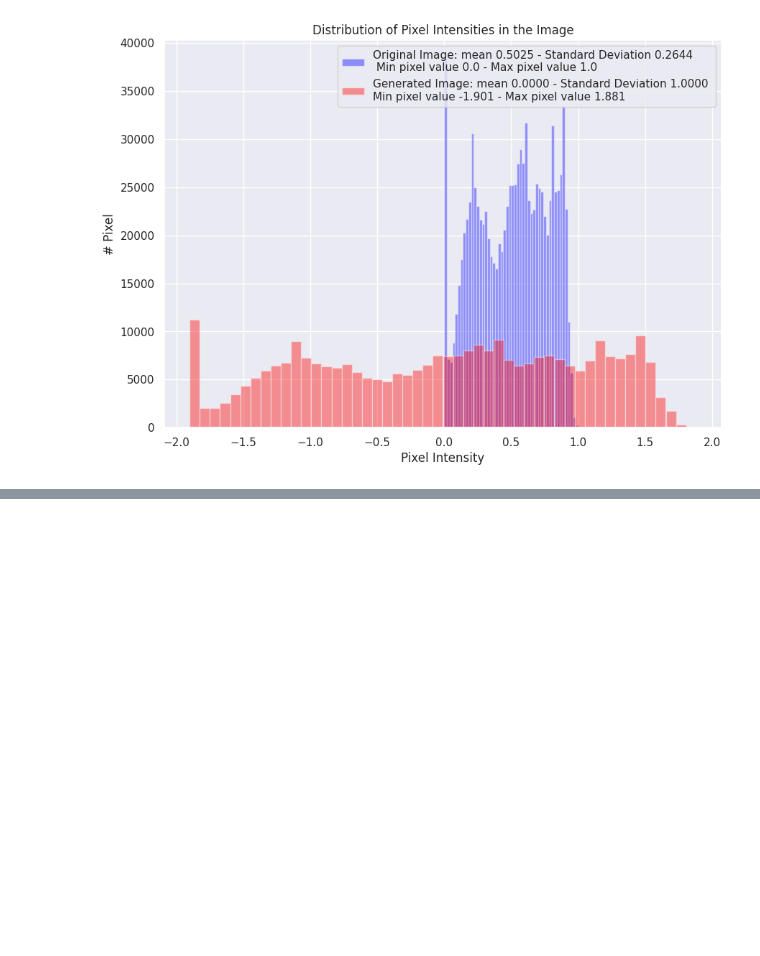
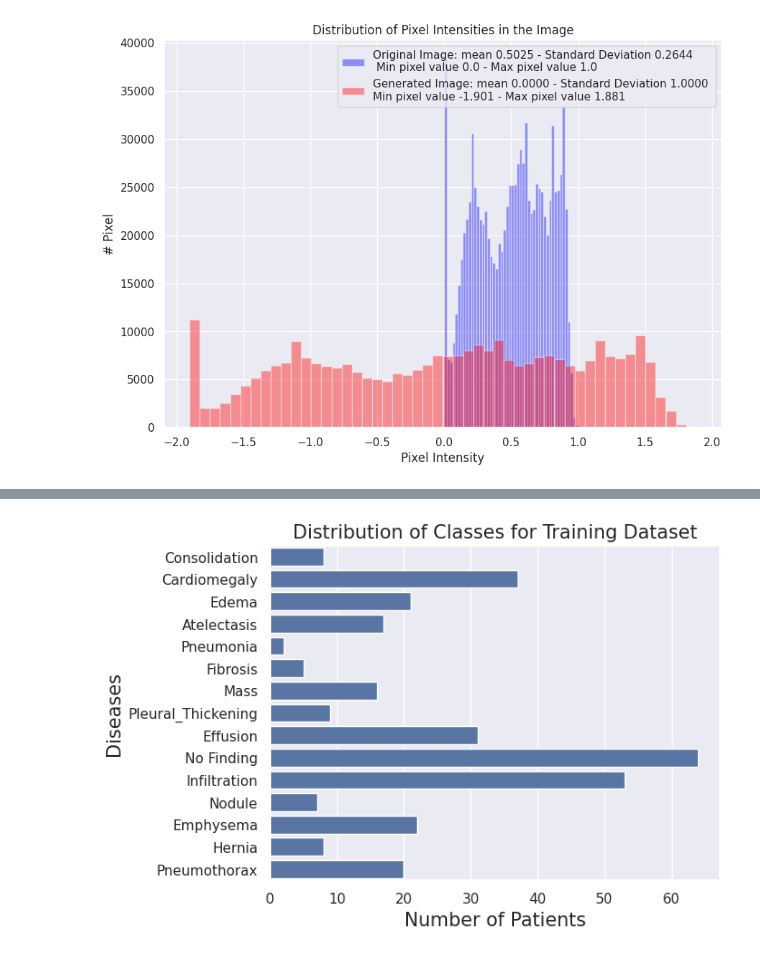
Before and after one commit to VasantiP/coursera, a Jupyter notebook: Medical_Image_Diagnosis_Chest_XRay_Data.ipynb, the cells around one changed output, grey strips where cells are left out. Saved outputs shown, nothing was run; the diff lists cells and outputs as text; code cells hidden in the pictures; blank space fills up the shorter version.

Commit message:
Imbalanced dataset challenges

```diff
--- a/Medical_Image_Diagnosis_Chest_XRay_Data.ipynb
+++ b/Medical_Image_Diagnosis_Chest_XRay_Data.ipynb
@@ -303,0 +316,3 @@ Text(0, 0.5, '# Pixel')
+# %%
+#Count the number of instances of each class (drop non-class columns from the counts)
+class_counts = train_df.sum().drop(["Follow-up #", 'Patient ID', 'Patient Age', 'Patient Sex', 'Image Index', 'Finding Labels', 'View Position', 'OriginalImage[Width', 'Height]', 'OriginalImagePixelSpacing[x', 'y]'])
@@ -303,0 +339,8 @@ Text(0, 0.5, '# Pixel')
+# %%
+sns.barplot(class_counts, color='b', orient="h")
+plt.title('Distribution of Classes for Training Dataset', fontsize=15)
+plt.ylabel('Diseases', fontsize=15)
+plt.xlabel('Number of Patients', fontsize=15)
+plt.show()
+# %% [output]
+[figure, added]
```
Also changed, not shown: parts of 8 cells of this notebook.
